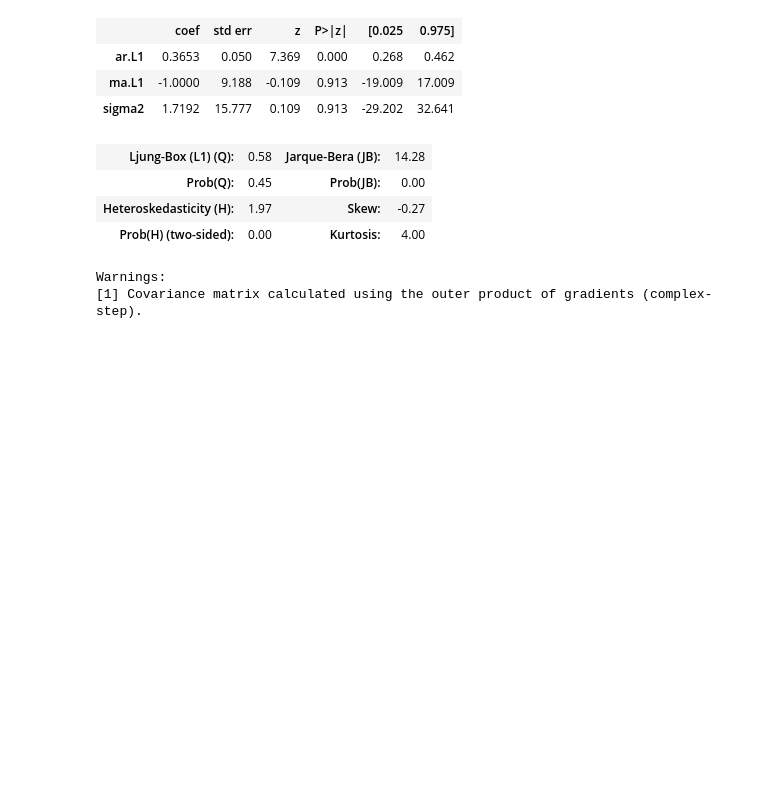
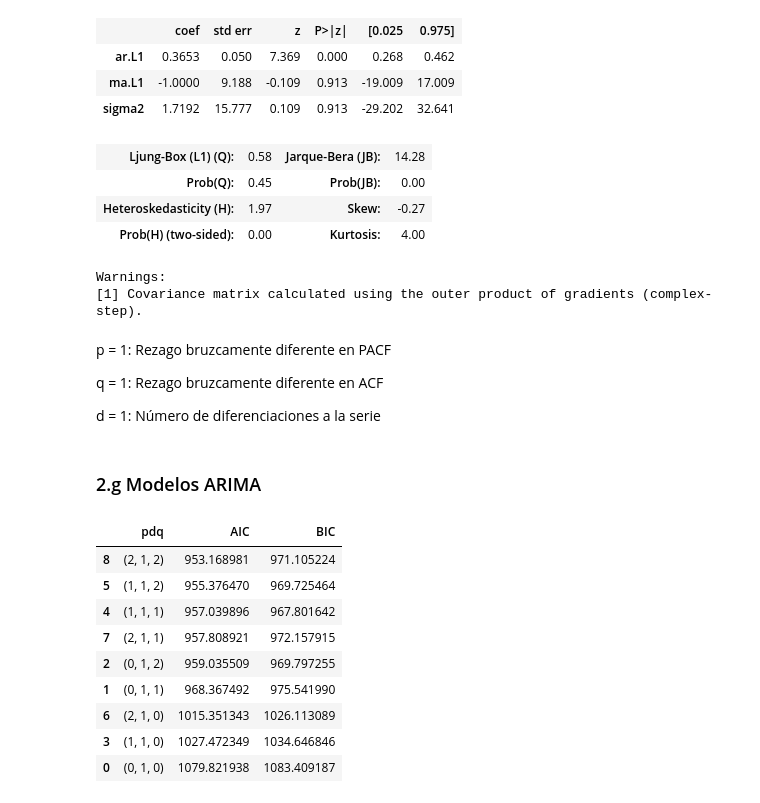
Before and after one commit to FranzCastillo/GUA-Gasoline-Analysis, a Jupyter notebook: modeling.ipynb, the cells around one changed output. Saved outputs shown, nothing was run; the diff lists cells and outputs as text; code cells hidden in the pictures; blank space fills up the shorter version.

Commit message:
BIC & AIC for multiple ARIMA

```diff
--- a/modeling.ipynb
+++ b/modeling.ipynb
@@ -683,3 +695,47 @@ SARIMAX Results
 | Prob(H) (two-sided): | 0.00 | Kurtosis: | 4.00 |
 Warnings:
 [1] Covariance matrix calculated using the outer product of gradients (complex-step).
+# %% [markdown]
+p = 1: Rezago bruzcamente diferente en PACF
+
+q = 1: Rezago bruzcamente diferente en ACF
+
+d = 1: Número de diferenciaciones a la serie
+# %% [markdown]
+### 2.g Modelos ARIMA
+# %%
+import itertools
+
+p = range(0, 3)
+d = 1
+q = range(0, 3)
+pdq = list(itertools.product(p, [d], q))
+# %%
+results_list = []
+
+for param in pdq:
+    try:
+        model = ARIMA(df_precio['Diesel'], order=param)
+        model_fit = model.fit()
+        results_list.append({
+            'pdq': param,
+            'AIC': model_fit.aic,
+            'BIC': model_fit.bic
+        })
+    except Exception as e:
+        print(e)
+        continue
+# %%
+results_df = pd.DataFrame(results_list)
+results_df.sort_values(by='AIC')
+# %% [output]
+|  | pdq | AIC | BIC |
+| 8 | (2, 1, 2) | 953.168981 | 971.105224 |
+| 5 | (1, 1, 2) | 955.376470 | 969.725464 |
+| 4 | (1, 1, 1) | 957.039896 | 967.801642 |
+| 7 | (2, 1, 1) | 957.808921 | 972.157915 |
+| 2 | (0, 1, 2) | 959.035509 | 969.797255 |
+| 1 | (0, 1, 1) | 968.367492 | 975.541990 |
+| 6 | (2, 1, 0) | 1015.351343 | 1026.113089 |
+| 3 | (1, 1, 0) | 1027.472349 | 1034.646846 |
+| 0 | (0, 1, 0) | 1079.821938 | 1083.409187 |
```
Also changed, not shown: parts of 7 cells of this notebook.
